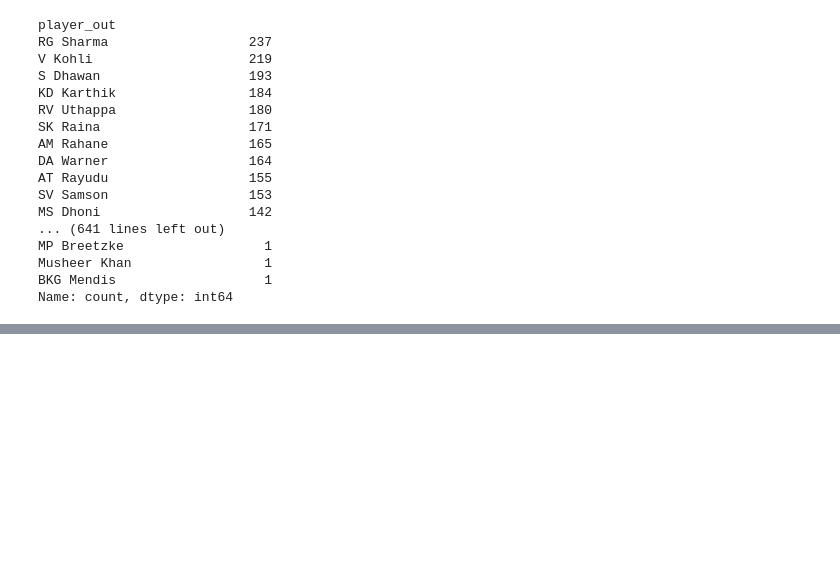
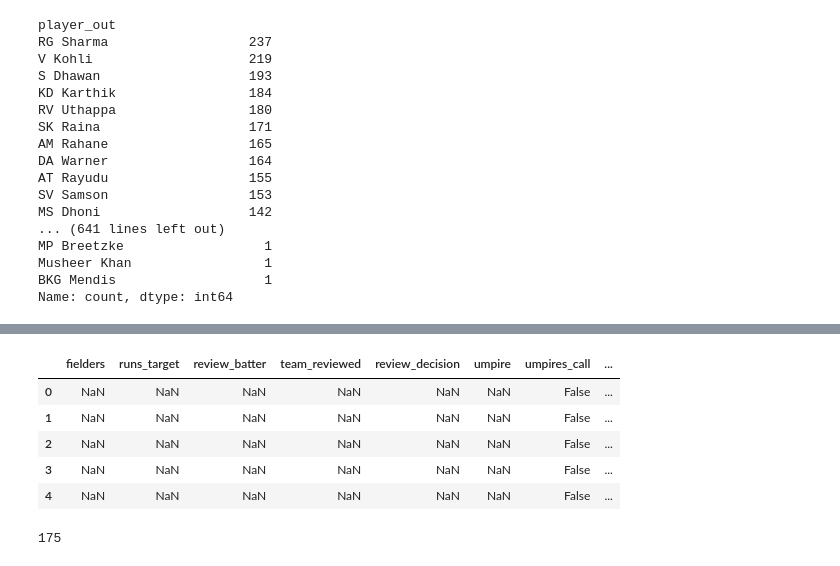
Before and after one commit to karansingh-chauhan/IPL-DATA-ANALYSIS, a Jupyter notebook: main.ipynb, the cells around one changed output, grey strips where cells are left out. Saved outputs shown, nothing was run; the diff lists cells and outputs as text; code cells hidden in the pictures; blank space fills up the shorter version.

```diff
--- a/main.ipynb
+++ b/main.ipynb
@@ -720,0 +787,9 @@ Name: count, dtype: int64
+# %%
+train_df.iloc[:,21:].head()
+# %% [output]
+|  | fielders | runs_target | review_batter | team_reviewed | review_decision | umpire | umpires_call | ... |
+| 0 | NaN | NaN | NaN | NaN | NaN | NaN | False | ... |
+| 1 | NaN | NaN | NaN | NaN | NaN | NaN | False | ... |
+| 2 | NaN | NaN | NaN | NaN | NaN | NaN | False | ... |
+| 3 | NaN | NaN | NaN | NaN | NaN | NaN | False | ... |
+| 4 | NaN | NaN | NaN | NaN | NaN | NaN | False | ... |
@@ -720,0 +800,4 @@ Name: count, dtype: int64
+# %%
+train_df['runs_target'].nunique()
+# %% [output]
+175
```
Also changed, not shown: parts of 9 cells of this notebook.
